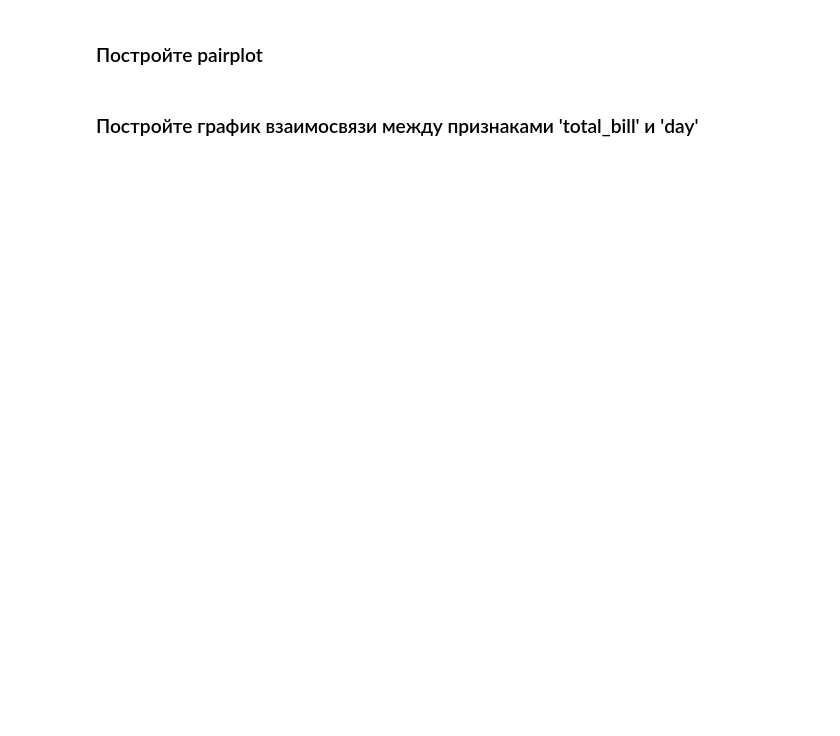
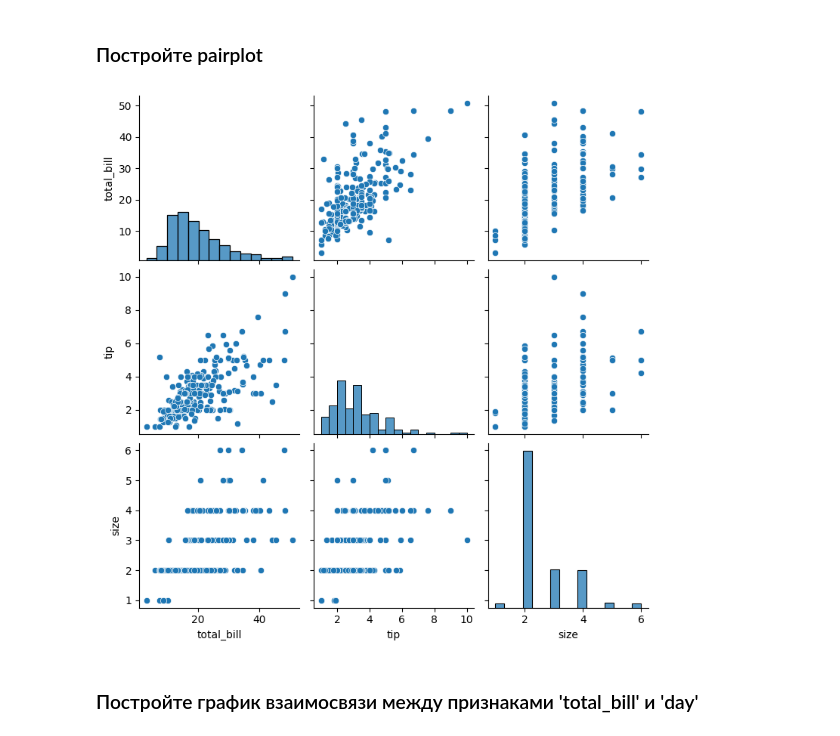
Before and after one commit to vadimkim/otus, a Jupyter notebook: homework_3/Analyze&Visualize.ipynb, the cells around one changed output. Drawn from its saved outputs; the diff is of its cells as text; code cells hidden in the pictures; blank space fills up the shorter version.

```diff
--- a/homework_3/Analyze&Visualize.ipynb
+++ b/homework_3/Analyze&Visualize.ipynb
@@ -217,4 +228,9 @@ ds2[50:60]
 # %% [markdown]
 ### Постройте pairplot
+# %%
+sbs.pairplot(tips)
+plt.show()
+# %% [output]
+[figure, added]
 # %% [markdown]
 ### Постройте график взаимосвязи между признаками 'total_bill' и 'day'
```
Also changed, not shown: parts of 7 cells of this notebook.
